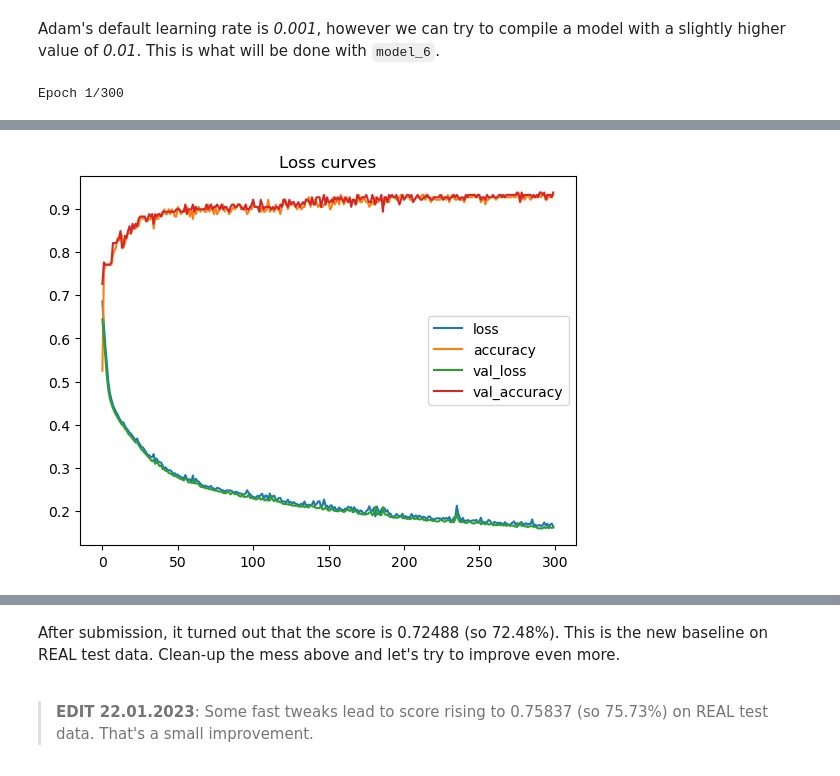
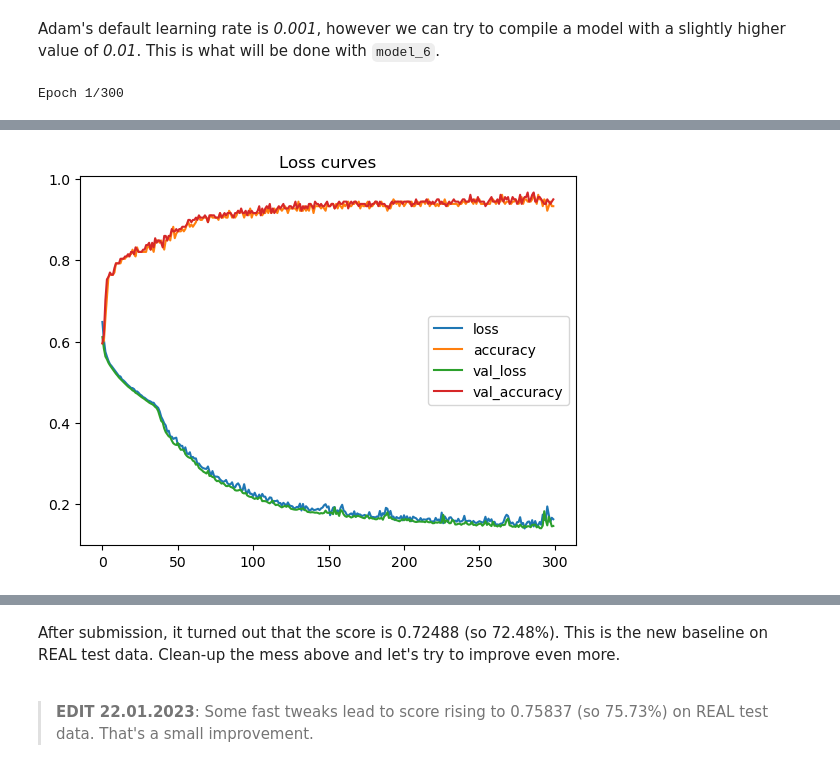
Before and after one commit to pawelkiszczak/kaggle, a Jupyter notebook: titanic/titanic_tf_1.ipynb, the cells around one changed output, grey strips where cells are left out. Cells and saved outputs as stored; diff of their text form; code cells hidden in the pictures.

Commit message:
finished with Titanic dataset, submitted as TOP10% entry at Kaggle

```diff
--- a/titanic/titanic_tf_1.ipynb
+++ b/titanic/titanic_tf_1.ipynb
@@ -640,9 +677,12 @@ def age_filler(data):
 		elif data['Title_condensed'] == 'Mr':
 			return mr_mean
 
-		else:
+		elif data['Title_condensed'] == 'Mrs':
 			return mrs_mean
 
+		else:
+			return data['Age'].mean()
+
 	return data['Age']
 # %%
 # Function to preprocess the data engineering part
@@ -756,0 +843,25 @@ X_train_norm.shape, X_train.shape
+# %%
+from sklearn.ensemble import RandomForestClassifier
+from sklearn.model_selection import train_test_split
+from sklearn.model_selection import GridSearchCV
+
+X = titanic.drop('Survived', axis=1)
+X = pd.get_dummies(data=X)
+y = titanic['Survived']
+
+X_train, X_test, y_train, y_test = train_test_split(X, y, test_size=0.2)
+
+param_grid = {
+	'n_estimators': [128, 256, 1024],
+	'max_features': ['sqrt', 'log2'],
+	'max_depth': [3, 4, 5, 6, 7],
+	'criterion': ['gini', 'entropy']
+}
+
+rfc = RandomForestClassifier(random_state=42, verbose=1)
+
+CV_rfc = GridSearchCV(estimator=rfc,
+					  param_grid=param_grid,
+					  cv=5)
+
+CV_rfc.fit(X_train, y_train)
@@ -864,5 +1135,5 @@ Looks like the loss keeps getting even lower after 100 epochs. Let's increase th
 # %%
-def evaluate_and_plot(model, history, X_test=X_test_norm, y_test=y_test):
+def evaluate_and_plot(model, history, X_test=X_test, y_test=y_test):
 	'''
 	Function to help with model evaluation same as with
 	plotting the loss curves and creating the basic
@@ -1005,7 +1277,7 @@ model_6.compile(loss=BinaryCrossentropy(),
 				metrics=['accuracy'])
 
 # Fit the model (now with validation data, too)
-history_6 = model_6.fit(X_test_norm, y_test, epochs=300, verbose=1, validation_data=(X_test_norm, y_test), validation_split=0.8)
+history_6 = model_6.fit(X_test, y_test, epochs=300, verbose=1, validation_data=(X_test, y_test), validation_split=0.8)
 
 # Evaluation
 evaluate_and_plot(model_6, history_6)
@@ -1036,4 +1308,4 @@ Confusion matrix:
-[figure, old version]
+[figure, new version]
 # %%
 # First submission
 titanic_test = pd.read_csv('test.csv')
```
Also changed, not shown: parts of 57 cells of this notebook, 10 other files.
